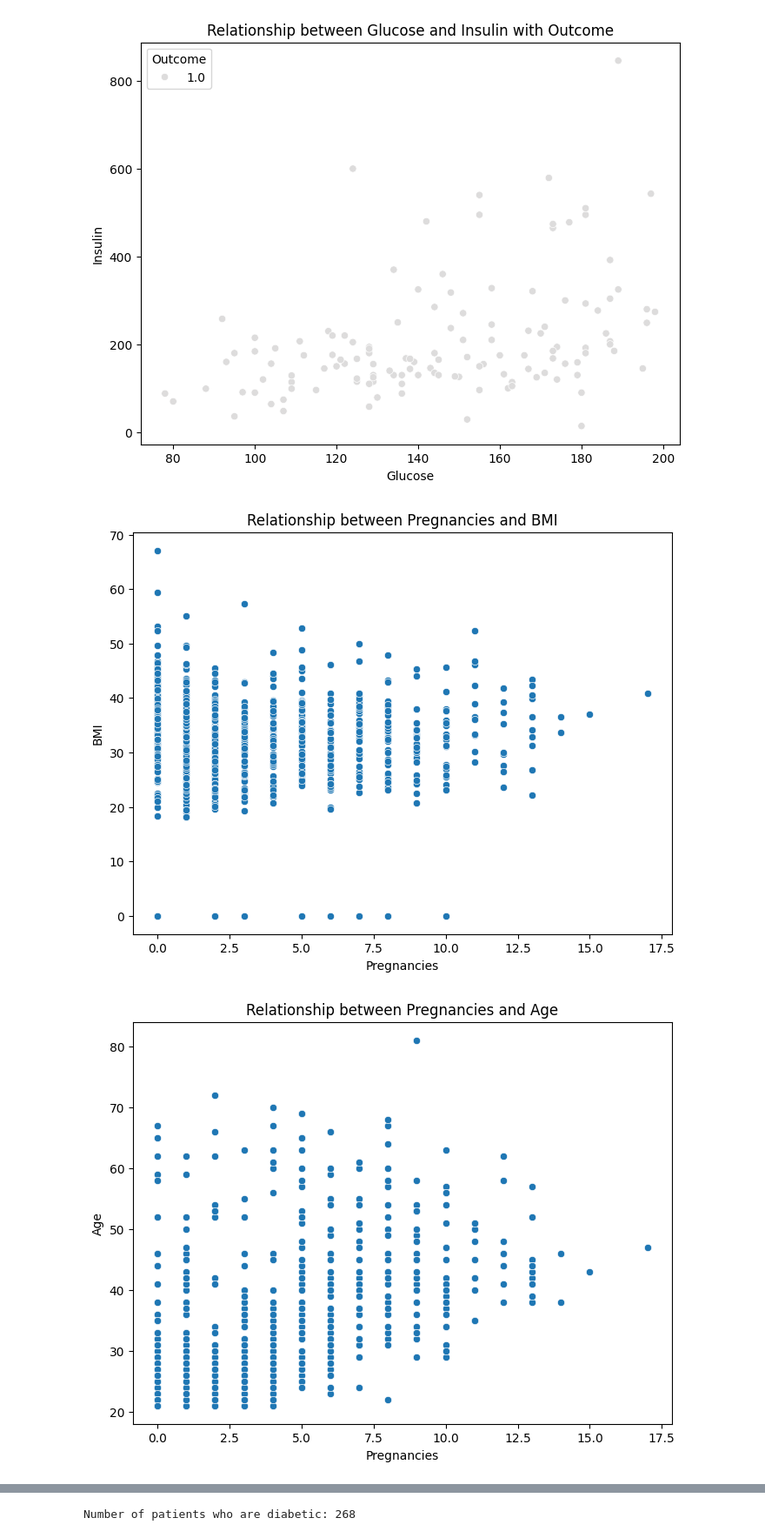
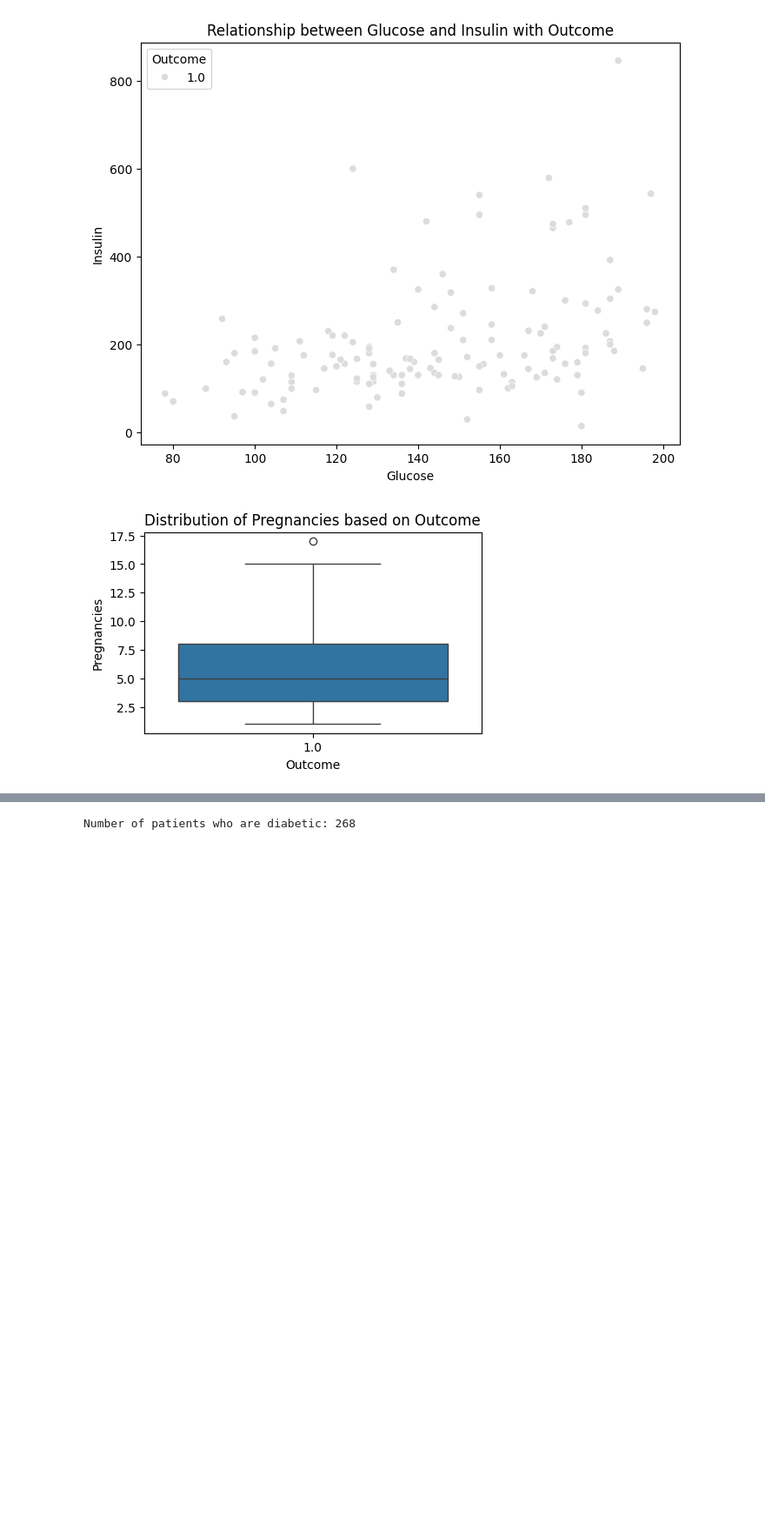
Before and after one commit to qurat-shakeel/Data-Analysis, a Jupyter notebook: Diabetes_dataset.ipynb, the cells around one changed output, grey strips where cells are left out. Shown at 87% size. Cells and saved outputs as stored; diff of their text form; code cells hidden in the pictures; blank space fills up the shorter version.

```diff
--- a/Diabetes_dataset.ipynb
+++ b/Diabetes_dataset.ipynb
@@ -427,29 +397,12 @@ Correlation between Glucose and Insulin: 0.581186208912165
 [figure]
 [figure]
 # %%
-# Visualization: Scatter plot for Pregnancies vs. BMI
-plt.figure(figsize=(8, 6))
-sns.scatterplot(x='Pregnancies', y='BMI', data=df)
-plt.title('Relationship between Pregnancies and BMI')
-plt.xlabel('Pregnancies')
-plt.ylabel('BMI')
-plt.show()
-
-# Visualization: Scatter plot for Pregnancies vs. Age
-plt.figure(figsize=(8, 6))
-sns.scatterplot(x='Pregnancies', y='Age', data=df)
-plt.title('Relationship between Pregnancies and Age')
-plt.xlabel('Pregnancies')
-plt.ylabel('Age')
-plt.show()
-
 # Visualization: Box plot for Pregnancies with Outcome
 plt.figure(figsize=(5,3))
 sns.boxplot(x='Outcome', y='Pregnancies', data=df)
 plt.title('Distribution of Pregnancies based on Outcome')
 plt.xlabel('Outcome')
 plt.ylabel('Pregnancies')
 plt.show()
 # %% [output]
-[figure, old version]
+[figure, new version]
-[figure, removed]
```
Also changed, not shown: parts of 16 cells of this notebook, 1 other file.
